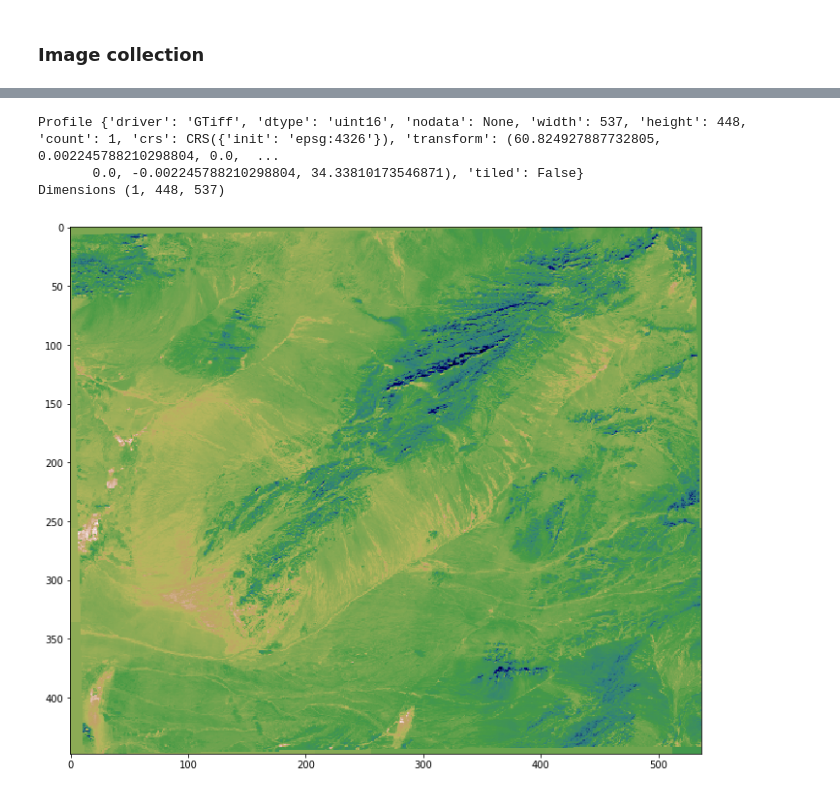
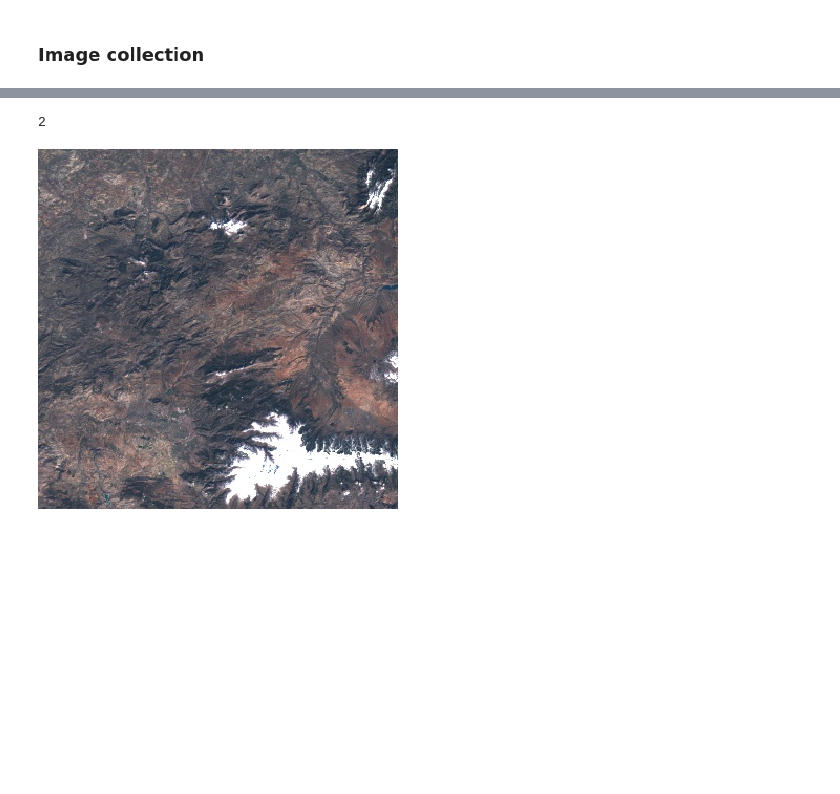
Before and after one commit to yaron1000/cnn-models, a Jupyter notebook: notebooks/Download_Earth_Engine.ipynb, the cells around one changed output, grey strips where cells are left out. Drawn from its saved outputs; the diff is of its cells as text; code cells hidden in the pictures; blank space fills up the shorter version.

```diff
--- a/notebooks/Download_Earth_Engine.ipynb
+++ b/notebooks/Download_Earth_Engine.ipynb
@@ -70,7 +112,7 @@ Dimensions (1, 444, 557)
 # %% [markdown]
 ### Image collection
 # %%
-dataset = ee.ImageCollection('COPERNICUS/S2').filterDate('2018-01-01', '2018-01-05')
+dataset = ee.ImageCollection('COPERNICUS/S2').filterDate('2018-02-01', '2018-02-28').filterBounds(ee.Geometry.Rectangle(bbox)).filter(ee.Filter.lt('CLOUDY_PIXEL_PERCENTAGE', 20))
 # %%
 datasetList = dataset.toList(dataset.size())
 datasetSize = datasetList.size().getInfo()
@@ -111,12 +119,14 @@ with rasterio.open('testing/20180101T064249_20180101T064825_T41SLT.B3.tif') as s
-# %%
-print("Profile", src.profile)
-print("Dimensions", data.shape)
-
-plt.figure(figsize=(14,10))
-plt.imshow(data[0,:,:], interpolation=None, cmap=cm.gist_earth)
-plt.show()
-# %% [output]
-Profile {'driver': 'GTiff', 'dtype': 'uint16', 'nodata': None, 'width': 537, 'height': 448, 'count': 1, 'crs': CRS({'init': 'epsg:4326'}), 'transform': (60.824927887732805, 0.002245788210298804, 0.0,  ...
-       0.0, -0.002245788210298804, 34.33810173546871), 'tiled': False}
-Dimensions (1, 448, 537)
-[figure, removed]
+# %%
+datasetSize
+# %% [output]
+2
+# %%
+image = ee.Image(datasetList.get(1))
+# %%
+show_image(image.visualize(
+    bands=bands,
+    min=0,
+    max=3000
+))
+# %% [output]
+[figure, added]
```
Also changed, not shown: parts of 22 cells of this notebook, 5 other files.
